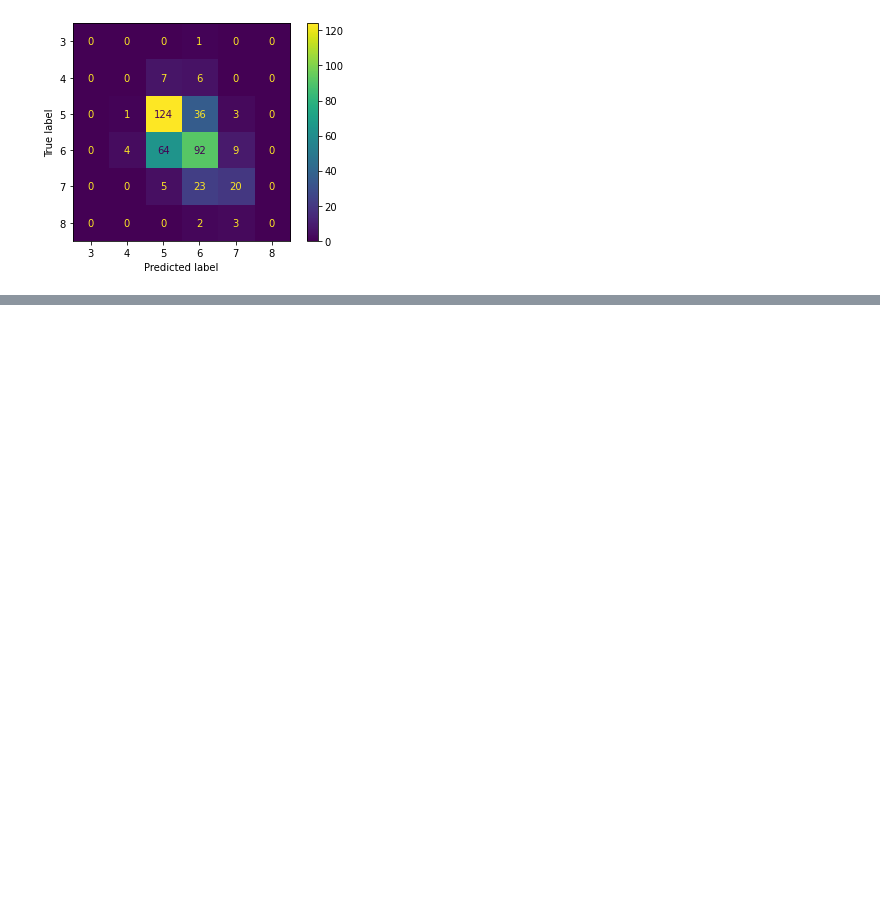
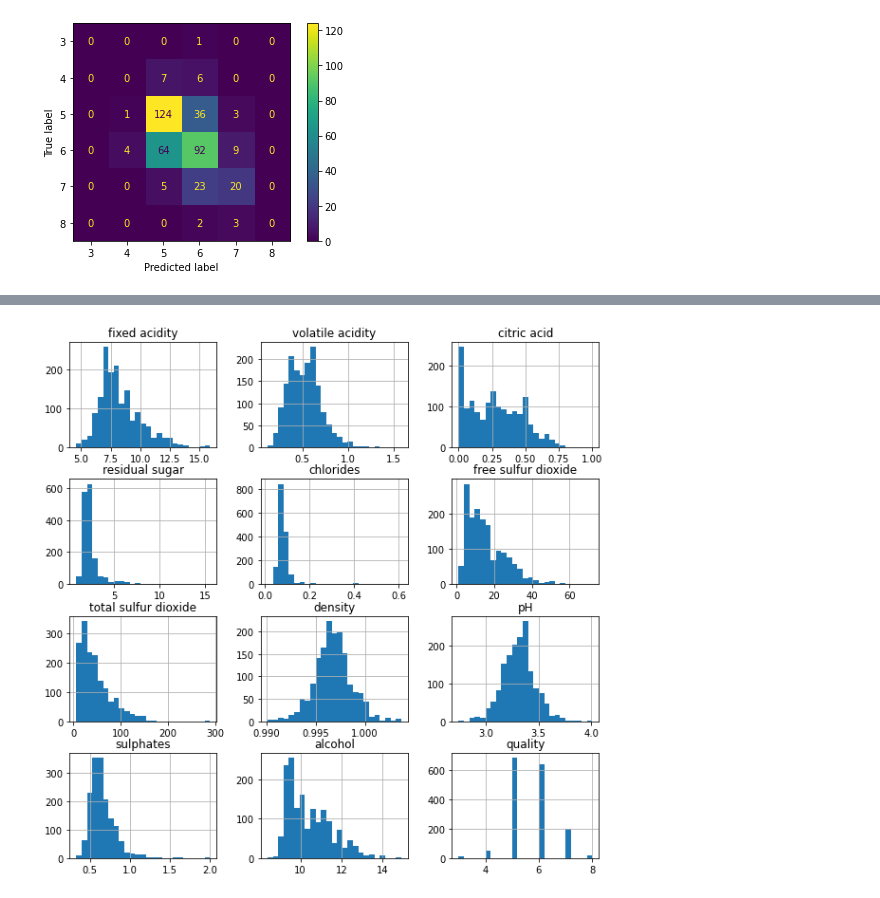
Before and after one commit to BBAKGANZI/LeverageAnalyticsData, a Jupyter notebook: 01.ML/13_캐글.ipynb, the cells around one changed output, grey strips where cells are left out. Cells and saved outputs as stored; diff of their text form; code cells hidden in the pictures; blank space fills up the shorter version.

```diff
--- a/01.ML/13_캐글.ipynb
+++ b/01.ML/13_캐글.ipynb
@@ -500,0 +517,5 @@ weighted avg       0.57      0.59      0.57       400
+# %%
+df.hist(bins=25, figsize=(10,10))
+plt.show()
+# %% [output]
+[figure, added]
```
Also changed, not shown: parts of 8 cells of this notebook, 1 other file.
